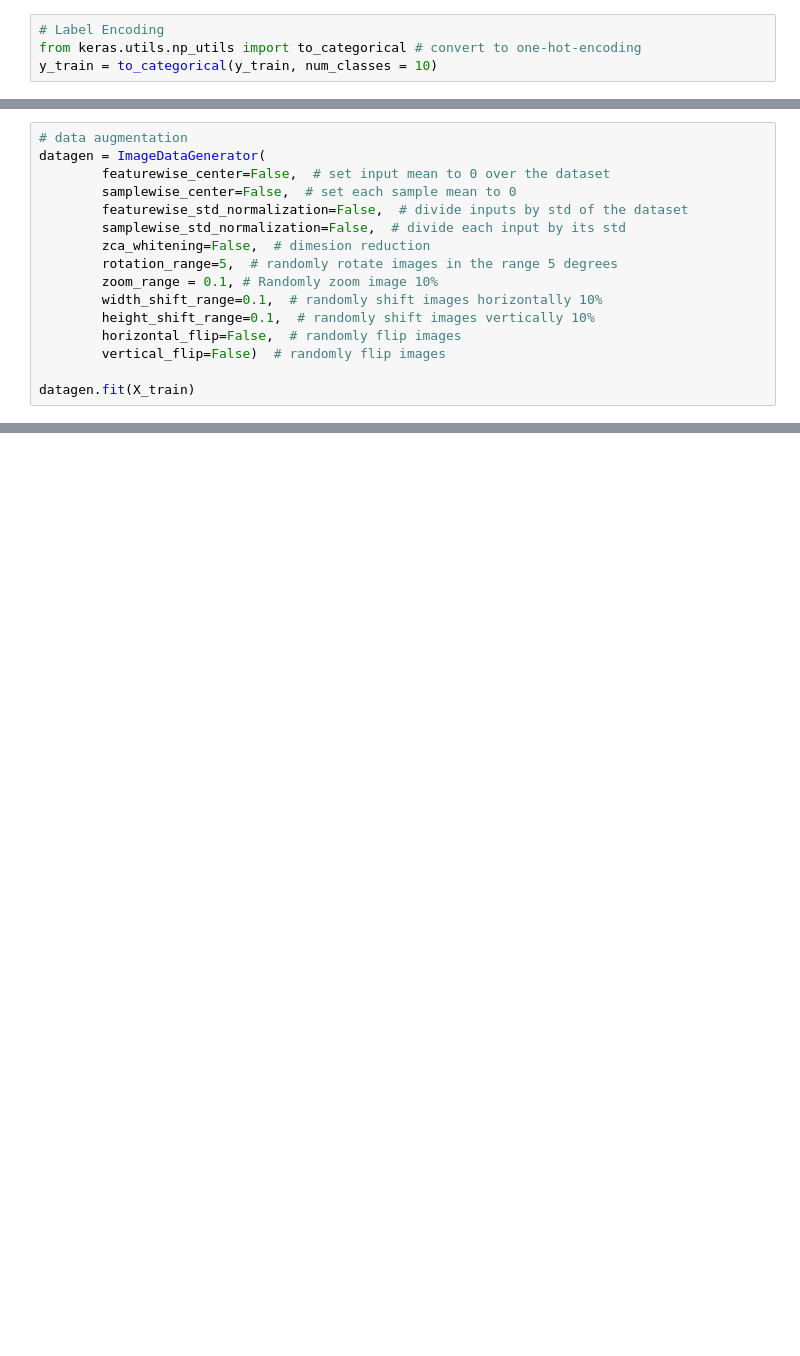
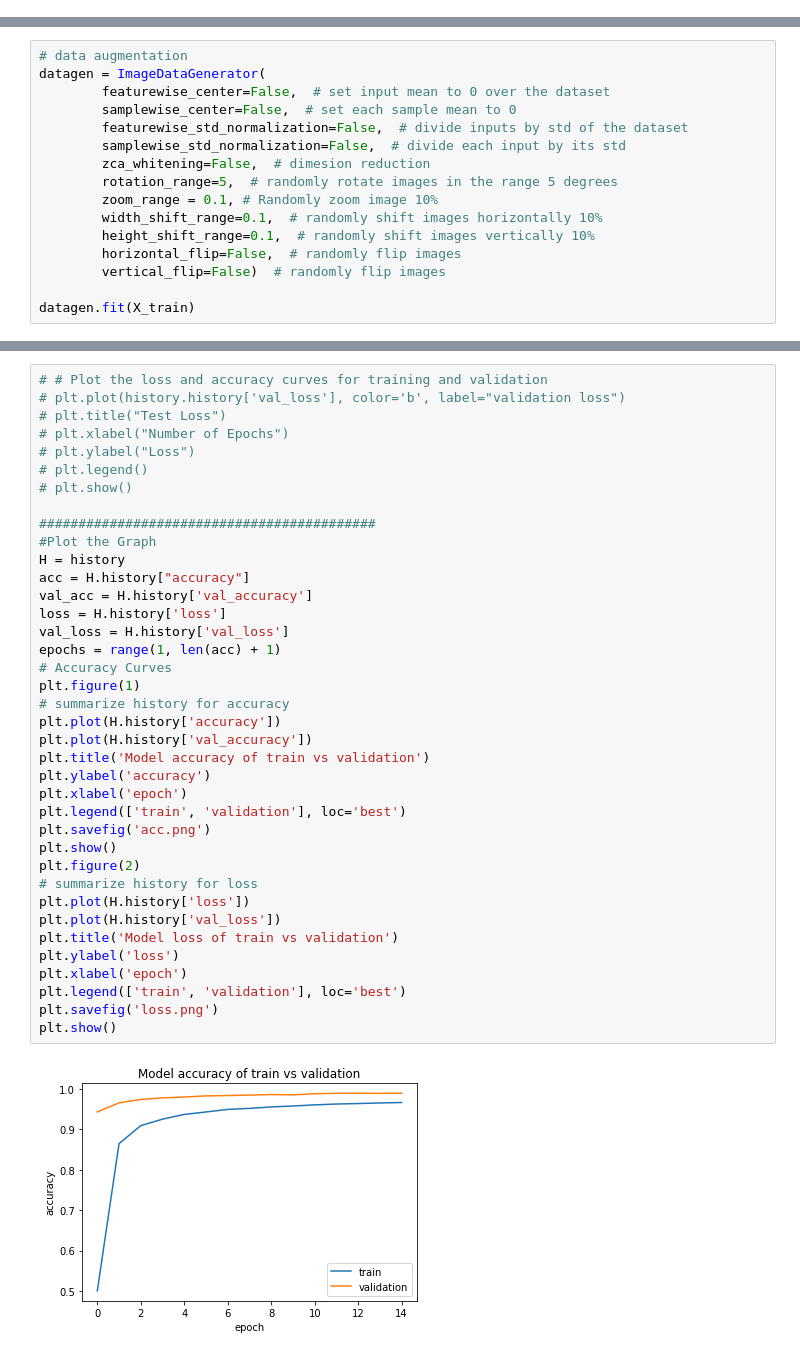
Before and after one commit to mikemaid/AI-Notebook, a Jupyter notebook: CNNs/MNIST.ipynb, the cells around one changed output, grey strips where cells are left out. Cells and saved outputs as stored; diff of their text form; blank space fills up the shorter version.

```diff
--- a/CNNs/MNIST.ipynb
+++ b/CNNs/MNIST.ipynb
@@ -41,7 +33,3 @@ Text(0.5, 1.0, 'Number of digit classes')
-# %%
-# Label Encoding
-from keras.utils.np_utils import to_categorical # convert to one-hot-encoding
-y_train = to_categorical(y_train, num_classes = 10)
 # %%
 # Normalize the data
 X_train = X_train / 255.0
@@ -203,0 +123,40 @@ plt.show()
+# %%
+# # Plot the loss and accuracy curves for training and validation
+# plt.plot(history.history['val_loss'], color='b', label="validation loss")
+# plt.title("Test Loss")
+# plt.xlabel("Number of Epochs")
+# plt.ylabel("Loss")
+# plt.legend()
+# plt.show()
+
+###########################################
+#Plot the Graph
+H = history
+acc = H.history["accuracy"]
+val_acc = H.history['val_accuracy']
+loss = H.history['loss']
+val_loss = H.history['val_loss']
+epochs = range(1, len(acc) + 1)
+# Accuracy Curves
+plt.figure(1)
+# summarize history for accuracy
+plt.plot(H.history['accuracy'])
+plt.plot(H.history['val_accuracy'])
+plt.title('Model accuracy of train vs validation')
+plt.ylabel('accuracy')
+plt.xlabel('epoch')
+plt.legend(['train', 'validation'], loc='best')
+plt.savefig('acc.png')
+plt.show()
+plt.figure(2)
+# summarize history for loss
+plt.plot(H.history['loss'])
+plt.plot(H.history['val_loss'])
+plt.title('Model loss of train vs validation')
+plt.ylabel('loss')
+plt.xlabel('epoch')
+plt.legend(['train', 'validation'], loc='best')
+plt.savefig('loss.png')
+plt.show()
+# %% [output]
+[figure, added]
```
Also changed, not shown: parts of 21 cells of this notebook.
